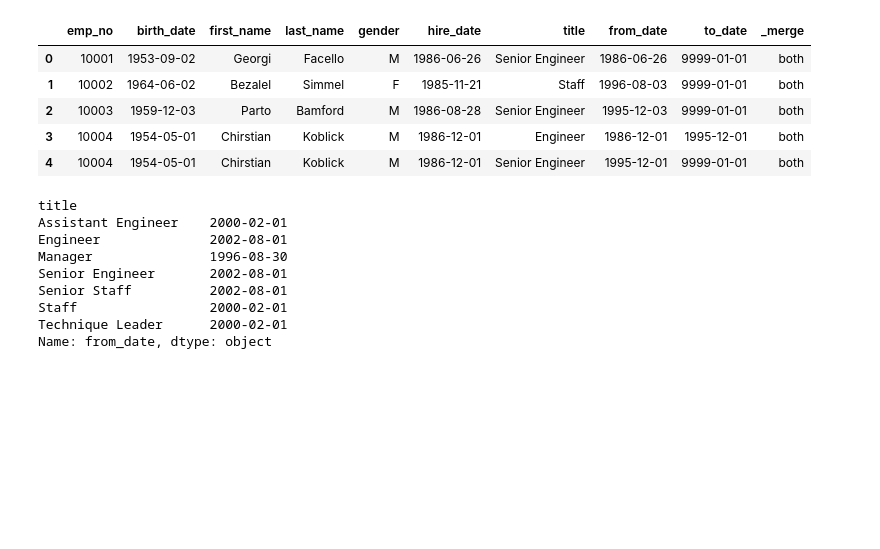
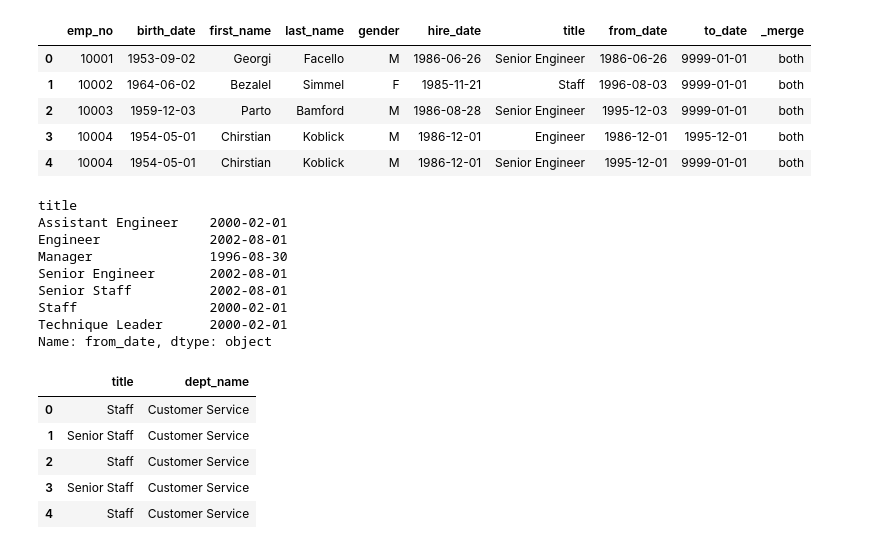
Before and after one commit to Saroj6632/numpy-pandas-visualization-exercises, a Jupyter notebook: advanced_dataframes.ipynb, the cells around one changed output. Saved outputs shown, nothing was run; the diff lists cells and outputs as text; code cells hidden in the pictures; blank space fills up the shorter version.

```diff
--- a/advanced_dataframes.ipynb
+++ b/advanced_dataframes.ipynb
@@ -524,4 +524,18 @@ Technique Leader      2000-02-01
 Name: from_date, dtype: object
 # %%
 # Write the code necessary to create a cross tabulation of the number of titles by department.
-# (Hint: this will involve a combination of SQL code to pull the necessary data and python/pandas code to perform the manipulations.)
+# (Hint: this will involve a combination of SQL code to pull the necessary data and python/pandas code to perform the manipulations
+sql='''
+select title,dept_name
+from titles
+join dept_emp on dept_emp.emp_no = titles.emp_no
+join departments on departments.dept_no = dept_emp.dept_no'''
+employ1 = pd.read_sql(sql, get_db_url(username,password,host,database_name='employees'))
+employ1.head()
+# %% [output]
+|  | title | dept_name |
+| 0 | Staff | Customer Service |
+| 1 | Senior Staff | Customer Service |
+| 2 | Staff | Customer Service |
+| 3 | Senior Staff | Customer Service |
+| 4 | Staff | Customer Service |
```
Also changed, not shown: parts of 2 cells of this notebook.
